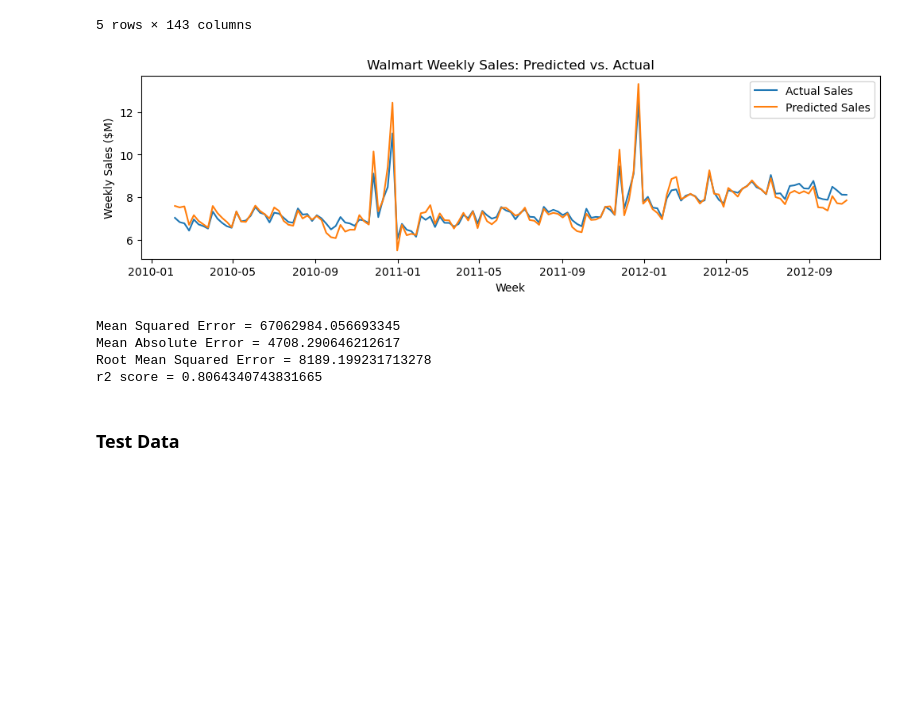
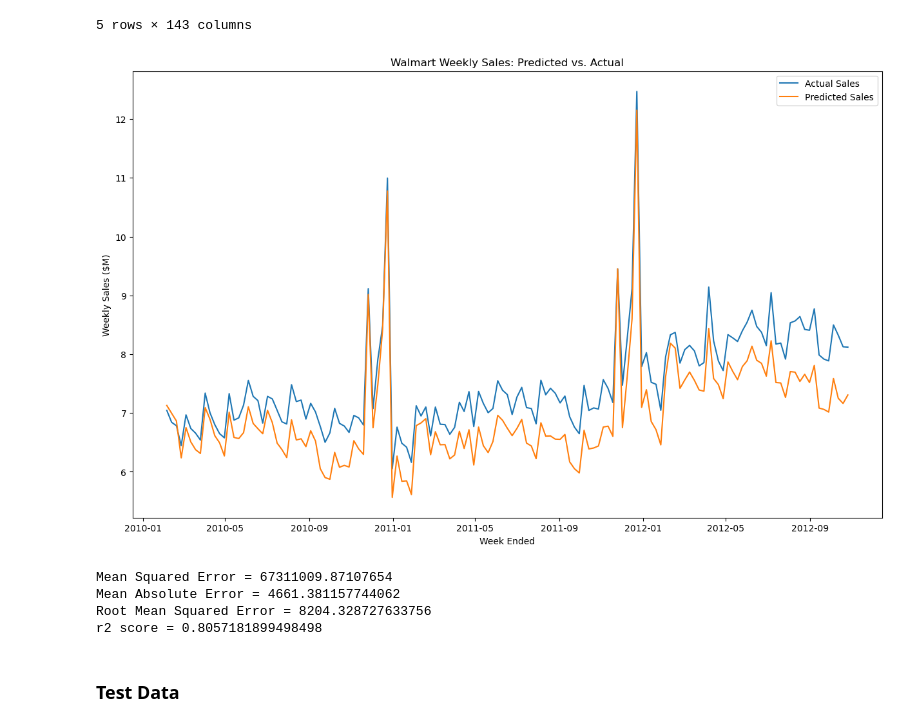
Before and after one commit to johngilheany/store-sales-forecasting, a Jupyter notebook: 03 - XGBoost.ipynb, the cells around one changed output. Saved outputs shown, nothing was run; the diff lists cells and outputs as text; code cells hidden in the pictures; blank space fills up the shorter version.

```diff
--- a/03 - XGBoost.ipynb
+++ b/03 - XGBoost.ipynb
@@ -98,8 +98,8 @@ xgb_model = XGBRegressor(random_state=123)
 xgb_rs = RandomizedSearchCV(estimator=xgb_model,
                          param_distributions=params,
                          scoring='neg_mean_squared_error',
-                         n_iter=20,
-                         n_jobs=8,
+                         n_iter=25,
+                         n_jobs=6,
                          verbose=1)
 
 # RandomizedSearchCV(, param_distributions=param_dist, n_iter=10, cv=5, scoring='accuracy')
@@ -173,21 +177,22 @@ Comparison1 = Comparison.groupby('Date')[['Actual Sales ($M)', 'Predicted Sales
 Comparison1.reset_index(inplace=True)
 Comparison1['Date'] = pd.to_datetime(Comparison1['Date'])
 # %%
-plt.figure(figsize = (12,3))
+plt.figure(figsize = (15,9))
 # sns.lineplot(Comparison1, x = 'Date', y = 'Actual Sales ($M)')
 # sns.lineplot(Comparison1, x = 'Date', y = 'Predicted Sales ($M)')
 plt.plot(Comparison1['Date'], Comparison1['Actual Sales ($M)'])
 plt.plot(Comparison1['Date'], Comparison1['Predicted Sales ($M)'])
 # plt.plot(Comparison1, x = 'Date', y = 'Predicted Sales ($M)')
 # plt.ylim(40, 55)
 # plt.ticklabel_format(useOffset=False,style='plain',axis='y')
-plt.xlabel('Week')
+plt.xlabel('Week Ended')
 plt.ylabel('Weekly Sales ($M)')
 plt.title('Walmart Weekly Sales: Predicted vs. Actual')
 plt.legend(['Actual Sales','Predicted Sales'])
-plt.show()
+plt.savefig('imgs/xgb_actual_vs_pred.png', dpi = 192)
+plt.show();
 # %% [output]
-[figure, old version]
+[figure, new version]
 # %%
 # xgb_scores = cross_val_score(xgb_model, X_train, y_train)
 # xgb_scores = cross_val_score(xgb_rs, X_train, y_train)
@@ -195,10 +200,10 @@ plt.show()
 # %%
 evaluation_metrics(y_test, xgb_preds)
 # %% [output]
-Mean Squared Error = 67062984.056693345
-Mean Absolute Error = 4708.290646212617
-Root Mean Squared Error = 8189.199231713278
-r2 score = 0.8064340743831665
+Mean Squared Error = 67311009.87107654
+Mean Absolute Error = 4661.381157744062
+Root Mean Squared Error = 8204.328727633756
+r2 score = 0.8057181899498498
 # %% [markdown]
 ### Test Data
 # %%
```
Also changed, not shown: parts of 8 cells of this notebook, 18 other files.
